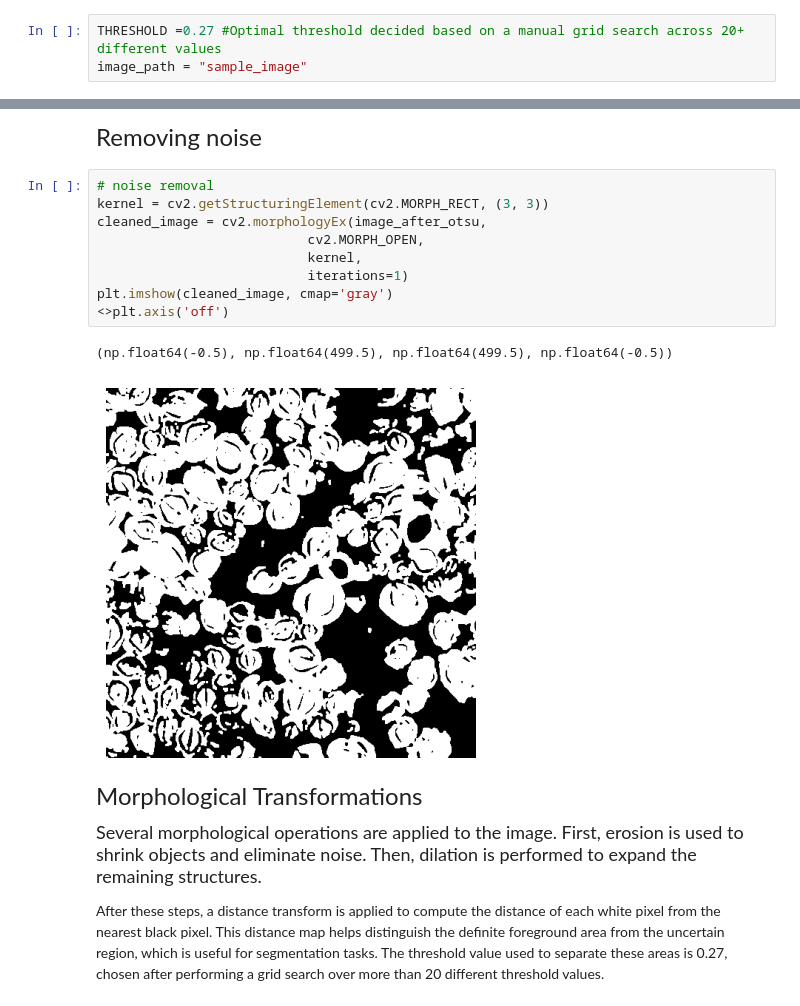
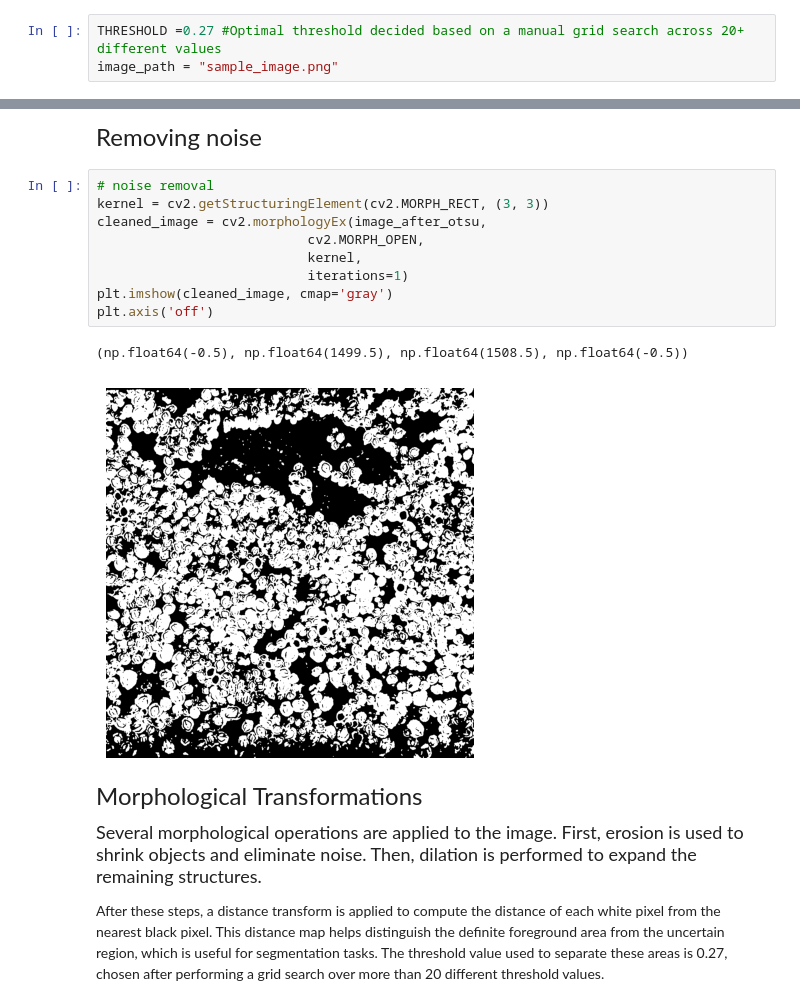
Before and after one commit to arses-ui/Barnacles, a Jupyter notebook: scripts/traditionalcv.ipynb, the cells around one changed output, grey strips where cells are left out. Saved outputs shown, nothing was run; the diff lists cells and outputs as text.

```diff
--- a/scripts/traditionalcv.ipynb
+++ b/scripts/traditionalcv.ipynb
@@ -19,7 +19,7 @@ from PIL import Image
 <font size=4> The following pipeline is demonstrated using one of the images provided for the challenge. Feel free to test it on other images as well. However, a quick disclaimer: since this technique is entirely manual and does not leverage any state-of-the-art computer vision models specifically trained to count barnacles, it may produce false positives on images that do not contain barnacles. This pipeline assumes that the input images, like those provided in the challenge, consist solely of barnacle-covered surfaces.
 # %%
 THRESHOLD =0.27 #Optimal threshold decided based on a manual grid search across 20+ different values
-image_path = "sample_image"
+image_path = "sample_image.png"
 # %%
 image = Image.open(image_path).convert("RGB")
 grayscale_image = image.convert("L")
@@ -61,15 +61,15 @@ Obtained threshold: 84.0
 # %%
 # noise removal
 kernel = cv2.getStructuringElement(cv2.MORPH_RECT, (3, 3))
 cleaned_image = cv2.morphologyEx(image_after_otsu,
                            cv2.MORPH_OPEN,
                            kernel,
                            iterations=1)
 plt.imshow(cleaned_image, cmap='gray')
-<>plt.axis('off')
+plt.axis('off')
 # %% [output]
-(np.float64(-0.5), np.float64(499.5), np.float64(499.5), np.float64(-0.5))
+(np.float64(-0.5), np.float64(1499.5), np.float64(1508.5), np.float64(-0.5))
-[figure, old version]
+[figure, new version]
 # %% [markdown]
 <font size=5> Morphological Transformations
 
```
Also changed, not shown: parts of 6 cells of this notebook, 4 other files.
